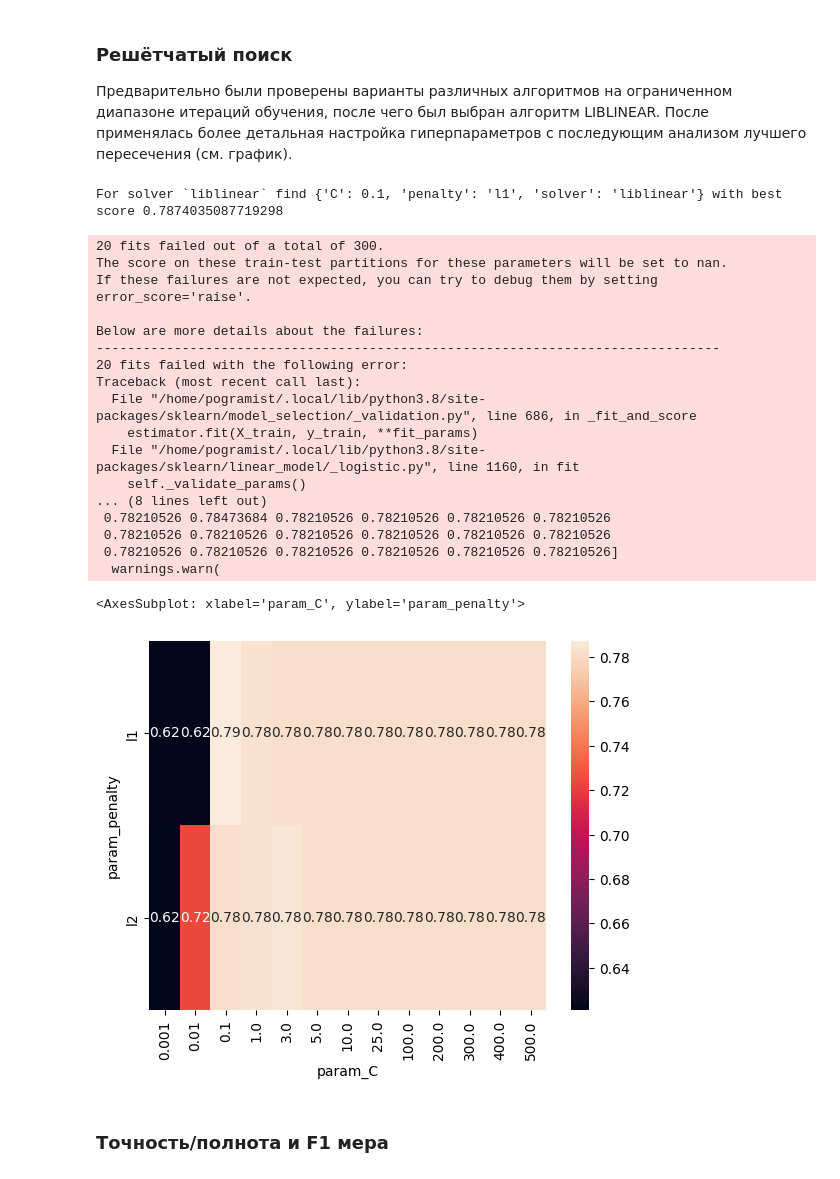
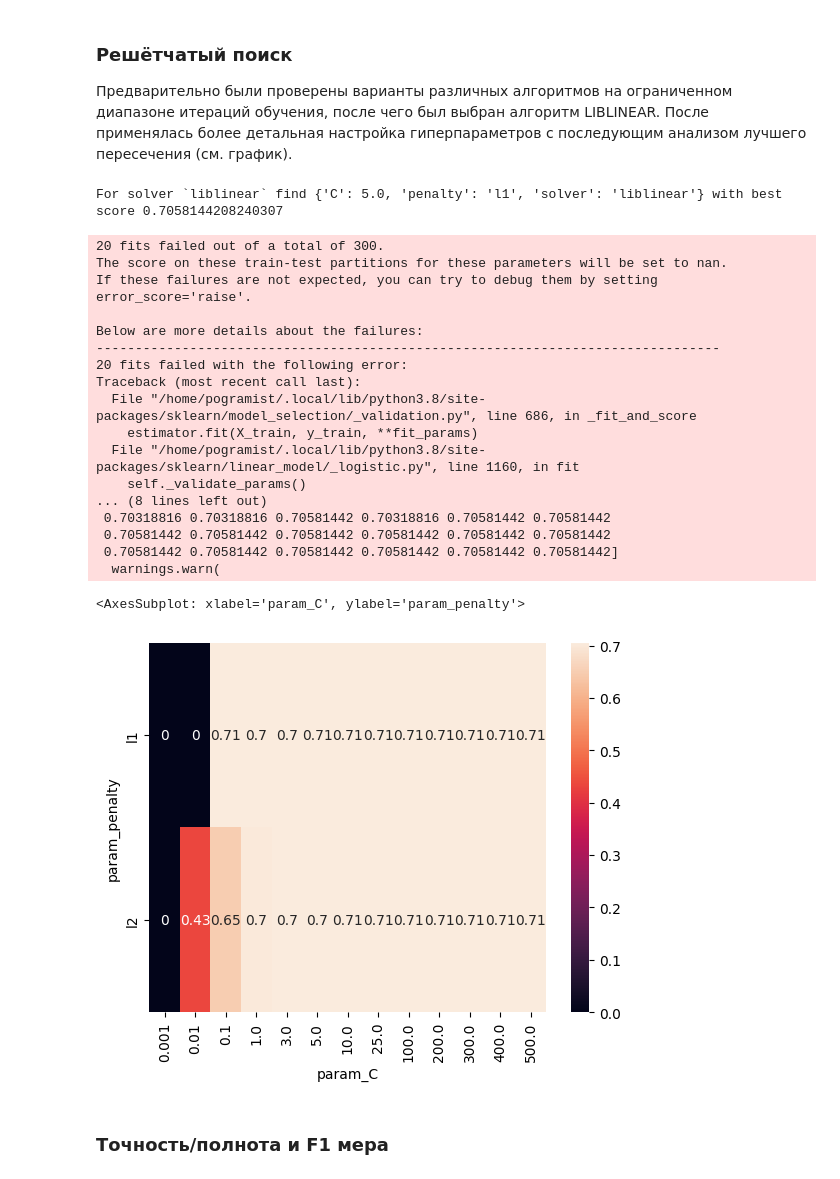
Before and after one commit to p0gramist/ml-on-five, a Jupyter notebook: titanic/logistic_classifier.ipynb, the cells around one changed output. Saved outputs shown, nothing was run; the diff lists cells and outputs as text; code cells hidden in the pictures.

```diff
--- a/titanic/logistic_classifier.ipynb
+++ b/titanic/logistic_classifier.ipynb
@@ -162,43 +160,43 @@ parameters = {
 
 model = LogisticRegression(random_state=42)
 
-grid = GridSearchCV(model, parameters, cv=10)
+grid = GridSearchCV(model, parameters, cv=10, scoring="f1")
 grid.fit(X_train, y_train)
 
 print(f"For solver `liblinear` find {grid.best_params_} with best score {grid.best_score_}", end="\n")
 
 results = pd.DataFrame(grid.cv_results_)
 
 
 scores = results.pivot_table(
     index="param_penalty",
     columns="param_C",
     values="mean_test_score",
     aggfunc=np.mean
 )
 
 sns.heatmap(scores, annot=True)
 # %% [output]
-For solver `liblinear` find {'C': 0.1, 'penalty': 'l1', 'solver': 'liblinear'} with best score 0.7874035087719298
+For solver `liblinear` find {'C': 5.0, 'penalty': 'l1', 'solver': 'liblinear'} with best score 0.7058144208240307
 20 fits failed out of a total of 300.
 The score on these train-test partitions for these parameters will be set to nan.
 If these failures are not expected, you can try to debug them by setting error_score='raise'.
 
 Below are more details about the failures:
 --------------------------------------------------------------------------------
 20 fits failed with the following error:
 Traceback (most recent call last):
   File "/home/pogramist/.local/lib/python3.8/site-packages/sklearn/model_selection/_validation.py", line 686, in _fit_and_score
     estimator.fit(X_train, y_train, **fit_params)
   File "/home/pogramist/.local/lib/python3.8/site-packages/sklearn/linear_model/_logistic.py", line 1160, in fit
     self._validate_params()
 ... (8 lines left out)
- 0.78210526 0.78473684 0.78210526 0.78210526 0.78210526 0.78210526
- 0.78210526 0.78210526 0.78210526 0.78210526 0.78210526 0.78210526
- 0.78210526 0.78210526 0.78210526 0.78210526 0.78210526 0.78210526]
+ 0.70318816 0.70318816 0.70581442 0.70318816 0.70581442 0.70581442
+ 0.70581442 0.70581442 0.70581442 0.70581442 0.70581442 0.70581442
+ 0.70581442 0.70581442 0.70581442 0.70581442 0.70581442 0.70581442]
   warnings.warn(
 <AxesSubplot: xlabel='param_C', ylabel='param_penalty'>
-[figure, old version]
+[figure, new version]
 # %%
 model = grid.best_estimator_
 # %% [markdown]
```
Also changed, not shown: parts of 6 cells of this notebook.
